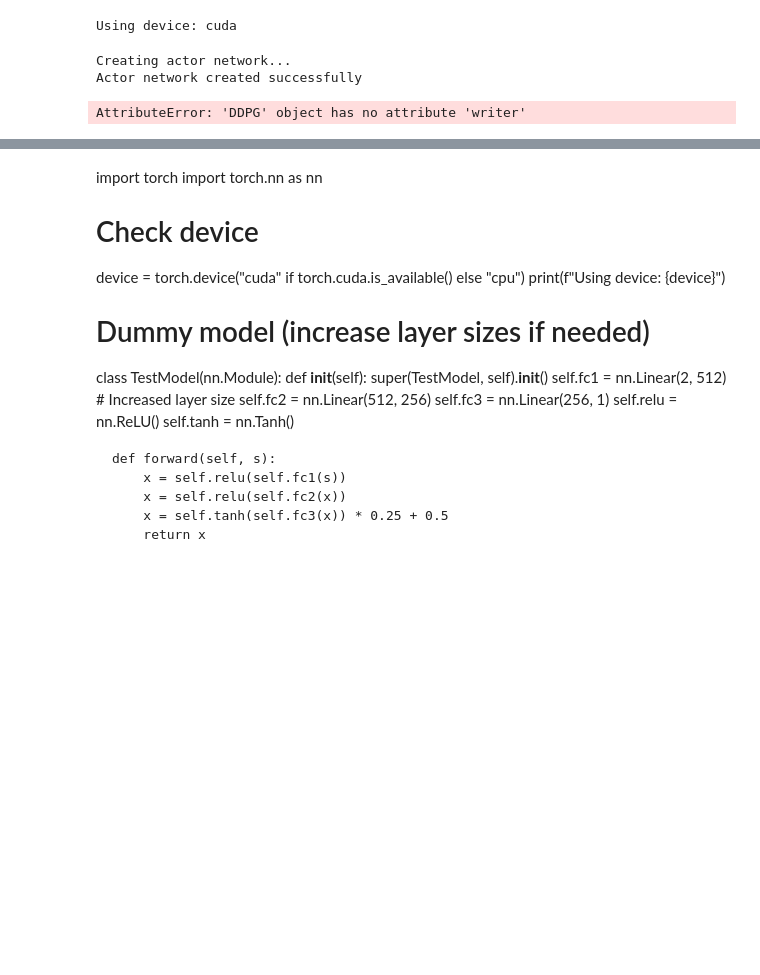
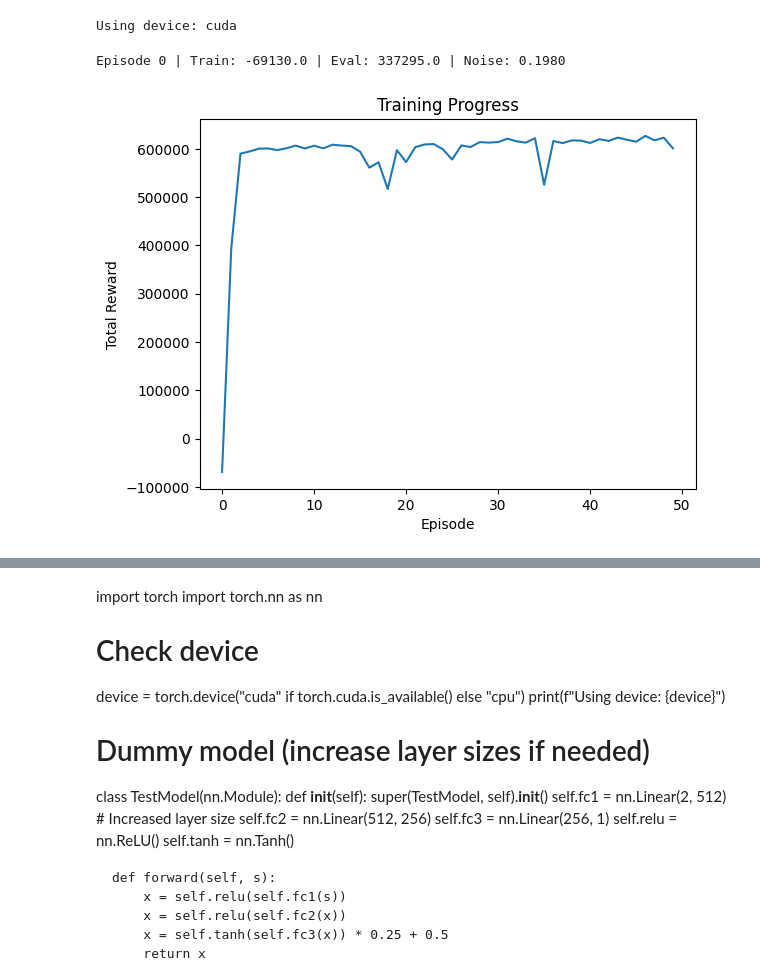
Before and after one commit to NagbhushanPai/batch_reactor, a Jupyter notebook: BatchReactor_FirstPrinciplesModel.ipynb, the cells around one changed output, grey strips where cells are left out. Drawn from its saved outputs; the diff is of its cells as text; code cells hidden in the pictures; blank space fills up the shorter version.

Commit message:
UPDATED MODEL + images of trained model

```diff
--- a/BatchReactor_FirstPrinciplesModel.ipynb
+++ b/BatchReactor_FirstPrinciplesModel.ipynb
@@ -264,33 +264,59 @@ class ReplayBuffer:
 # MODIFIED TRAINING LOOP
 # ========================
 class DDPG:
-    def __init__(self):
+    def __init__(self, params=None):
+        # Initialize parameters with defaults if not provided
+        if params is None:
+            self.params = {
+                'episodes': 20,
+                'batch_size': 1024,
+                'buffer_capacity': 1e5,
+                'gamma': 0.95,
+                'tau': 0.05,
+                'noise_std': 0.2,
+                'noise_decay': 0.99,
+                'grad_clip': 0.5,
+                'actor_lr': 5e-4,
+                'critic_lr': 5e-3
+            }
+        else:
+            self.params = params
+
         self.device = torch.device("cuda" if torch.cuda.is_available() else "cpu")
+
         try:
-        # Networks
-            print("Creating actor network...")
+            # Initialize networks
             self.actor = Actor(obs_dim=2, action_dim=1).to(self.device)
-            print("Actor network created successfully")
             self.critic = Critic(obs_dim=2, action_dim=1).to(self.device)
             self.target_actor = Actor(obs_dim=2, action_dim=1).to(self.device).eval()
             self.target_critic = Critic(obs_dim=2, action_dim=1).to(self.device).eval()
+
+            # Initialize optimizers with parameters
+            self.actor_optim = optim.Adam(self.actor.parameters(), lr=self.params['actor_lr'])
+            self.critic_optim = optim.Adam(self.critic.parameters(), lr=self.params['critic_lr'])
+
         except Exception as e:
-            print(f"Error during initialization: {e}")
+            print(f"Initialization error: {e}")
+            raise
 
-        # Optimizers
-        self.actor_optim = optim.Adam(self.actor.parameters(), lr=1e-4)
-        self.critic_optim = optim.Adam(self.critic.parameters(), lr=1e-3)
+        # Set hyperparameters
+        self.gamma = self.params['gamma']
+        self.tau = self.params['tau']
+        self.batch_size = self.params['batch_size']
+        self.noise_std = self.params['noise_std']
+        self.noise_decay = self.params['noise_decay']
+        self.grad_clip = self.params['grad_clip']
+        self.episodes = self.params['episodes']
 
-        # Hyperparameters
-        self.gamma = 0.99
-        self.tau = 0.01  # For target network updates
-        self.batch_size = 4096
-        self.noise_std = 0.1
-        self.noise_decay = 0.9995
-        self.grad_clip = 1.0
+        # Initialize replay buffer
+        self.buffer = ReplayBuffer(self.params['buffer_capacity'])
 
-        # Replay buffer
-        self.buffer = ReplayBuffer(1e6)
+        # TensorBoard writer
+        self.writer = SummaryWriter(log_dir="runs/ddpg_training")
+
+    # Rest of the class remains the same...
+
+
 
     def update(self):
         if len(self.buffer) < self.batch_size:
@@ -338,7 +364,7 @@ class DDPG:
 
 
 
-    def train(self, episodes=5000):
+    def train(self, episodes=50):
         env = BR3()
         rewards = []
         best_reward = -np.inf
@@ -397,33 +423,32 @@ class DDPG:
             state_info = env.reset()
             state = state_info[0]  # Extract just the state from the tuple
             done = False
             episode_reward = 0
 
             with torch.no_grad():
                 while not done:
                     action = self.actor(torch.FloatTensor(state).to(self.device)).cpu().numpy()
                     next_state_info, reward, done, _ = env.step(action)
                     state = next_state_info  # No need to unpack here as step() returns just the state
                     episode_reward += reward
 
             total_reward += episode_reward
 
         return total_reward / n_episodes
 
 # ========================
 # EXECUTION
 # ========================
 if __name__ == "__main__":
     ddpg = DDPG()
     rewards = ddpg.train()
 
     # Plot results
     plt.plot(rewards)
     plt.xlabel("Episode")
     plt.ylabel("Total Reward")
     plt.title("Training Progress")
     plt.savefig("training_progress.png")
 # %% [output]
-Creating actor network...
-Actor network created successfully
+Episode 0 | Train: -69130.0 | Eval: 337295.0 | Noise: 0.1980
-AttributeError: 'DDPG' object has no attribute 'writer'
+[figure, added]
```
Also changed, not shown: parts of 3 cells of this notebook, 8 other files.
